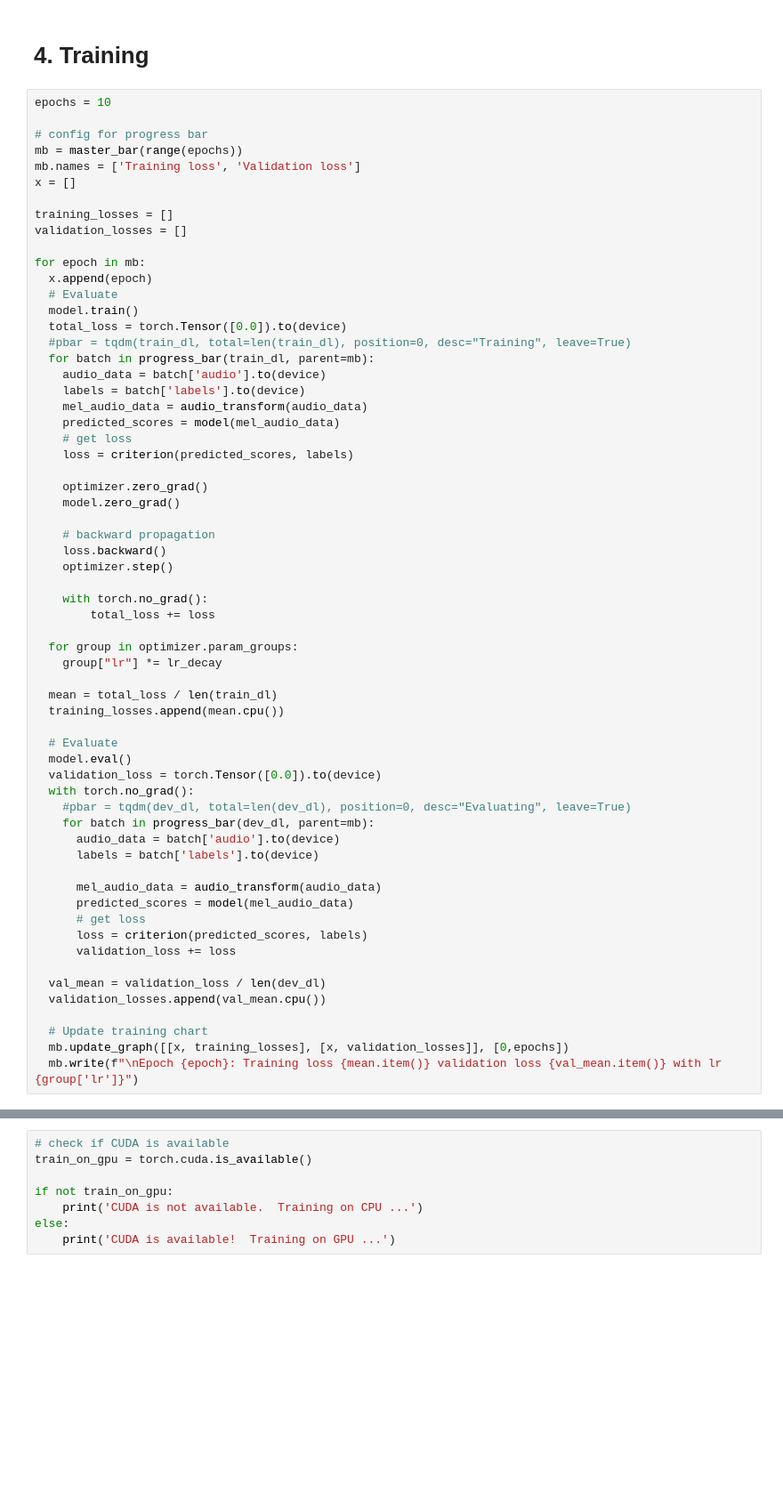
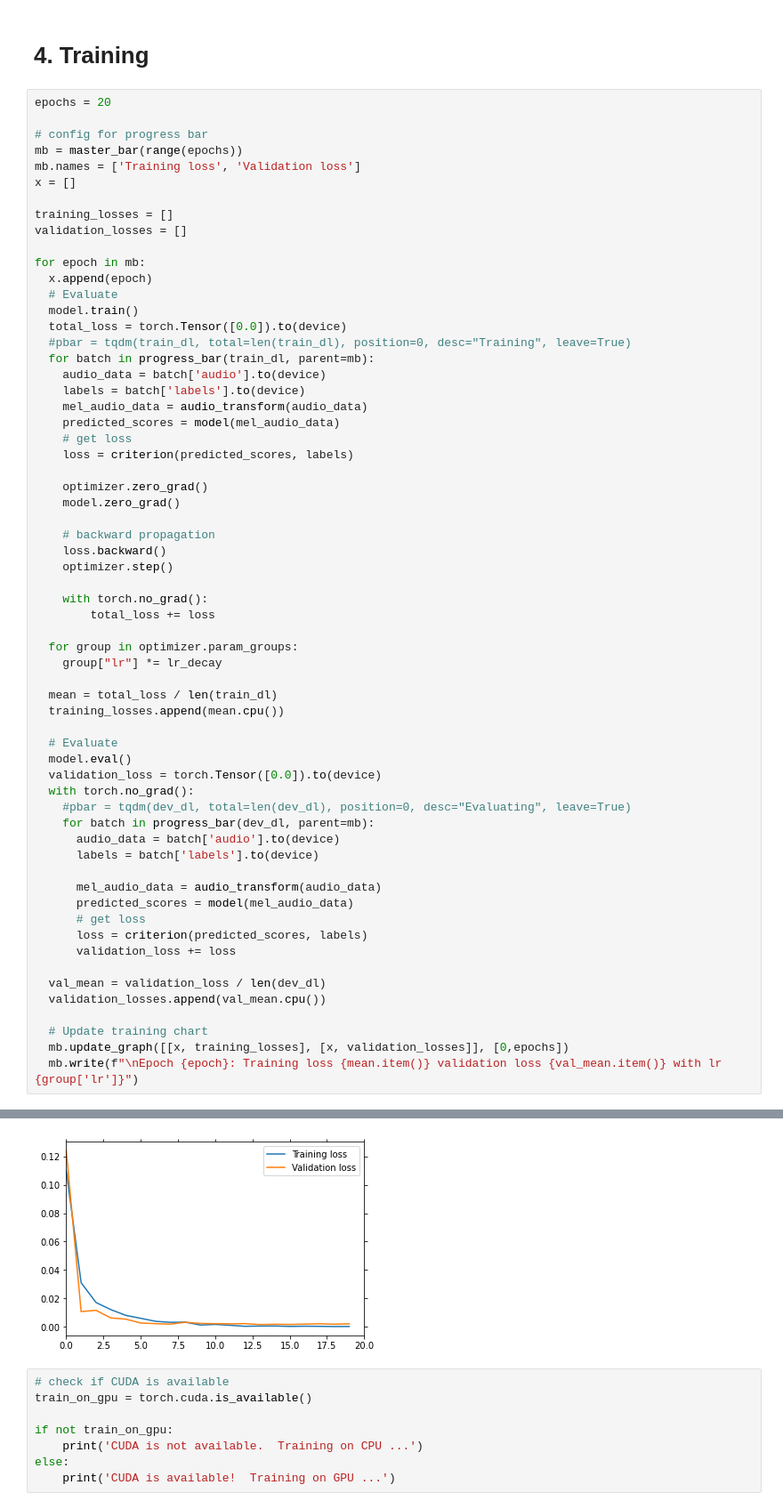
Before and after one commit to rajashekar/colab, a Jupyter notebook: wake_word_scratch.ipynb, the cells around one changed output, grey strips where cells are left out. Shown at 89% size. Drawn from its saved outputs; the diff is of its cells as text; blank space fills up the shorter version.

```diff
--- a/wake_word_scratch.ipynb
+++ b/wake_word_scratch.ipynb
@@ -1097,7 +1097,7 @@ def audio_transform(audio_data):
 # %% [markdown]
 # 4. Training
 # %%
-epochs = 10
+epochs = 20
 
 # config for progress bar
 mb = master_bar(range(epochs))
@@ -1163,3 +1182,4 @@ for epoch in mb:
+[figure, added]
 # %%
 # check if CUDA is available
 train_on_gpu = torch.cuda.is_available()
```
Also changed, not shown: parts of 6 cells of this notebook.
